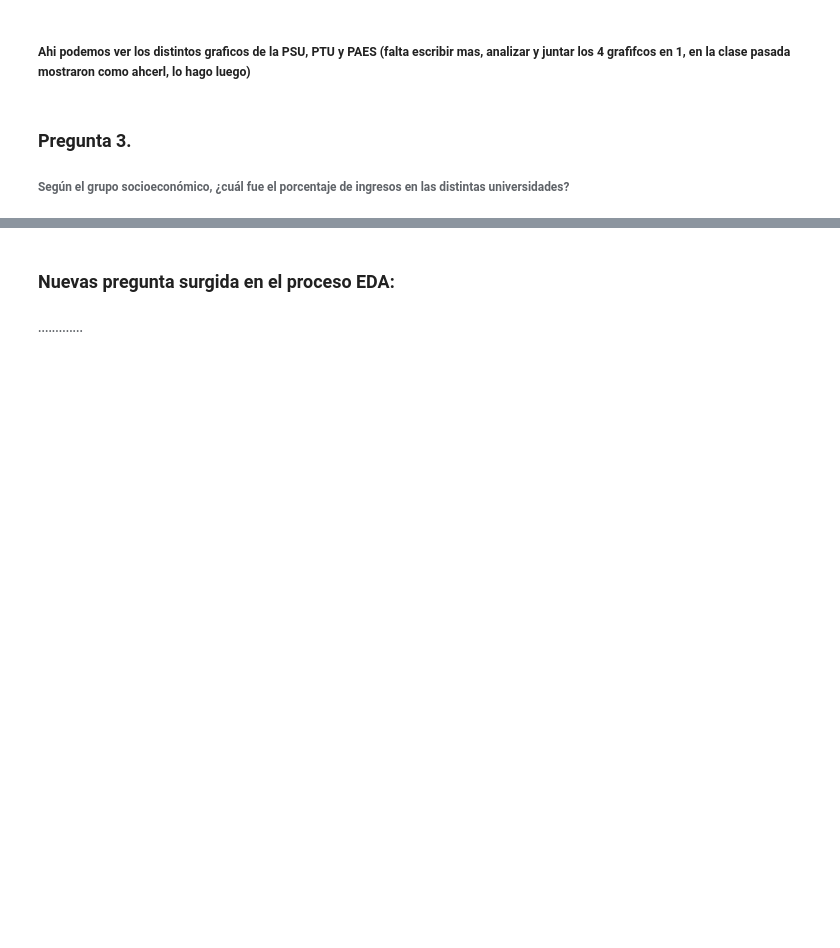
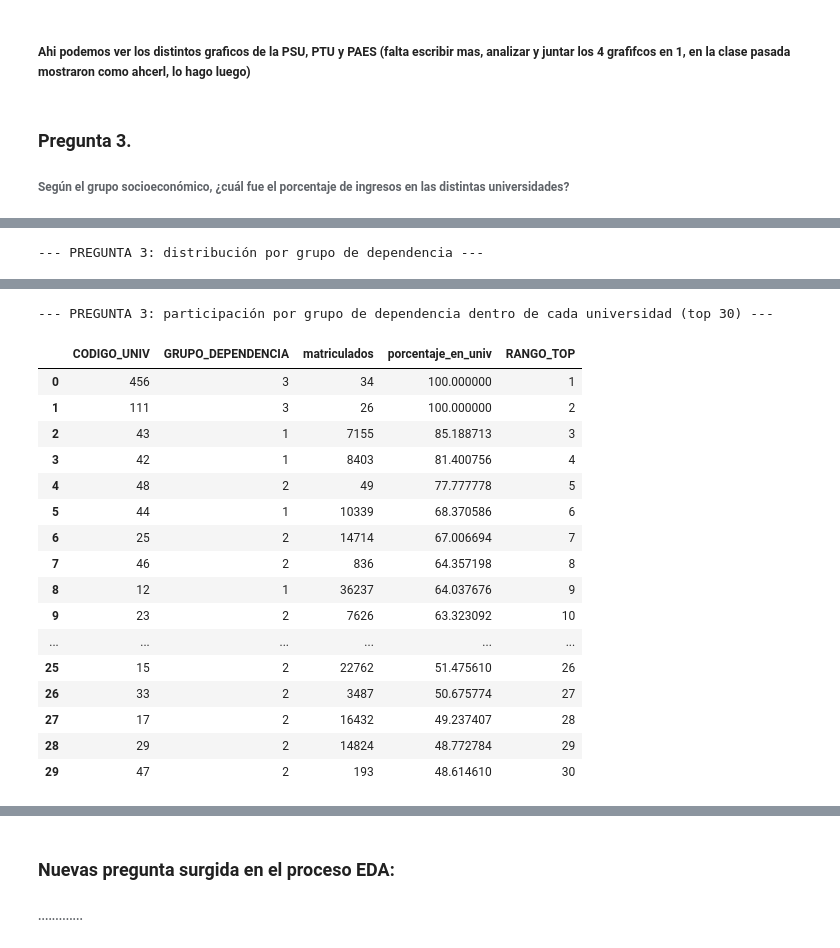
Before and after one commit to Proyecto-IMT-2200/2025-2, a Jupyter notebook: Borrador_Proyecto.ipynb, the cells around one changed output, grey strips where cells are left out. Saved outputs shown, nothing was run; the diff lists cells and outputs as text; code cells hidden in the pictures; blank space fills up the shorter version.

```diff
--- a/Borrador_Proyecto.ipynb
+++ b/Borrador_Proyecto.ipynb
@@ -363,14 +365,48 @@ plt.show()
 ### Pregunta 3.
 ###### Según el grupo socioeconómico, ¿cuál fue el porcentaje de ingresos en las distintas universidades?
 # %%
-# corregir para la proxima entrega
-#universidad--grupo 1--grupo 2--grupo 3
-#puc        --  33%  --  42%  -- 25%
-#chile     --  43%  --  42%  -- 15%
-#adolfo    --  23%  --  52%  -- 25%
-#....
+import pandas as pd
+from pathlib import Path
 
-#grafico
+PATH = Path('raw_data')
+YEARS = range(2004, 2026)
+
+
+def cargar_matriculas():
+    registros = []
+    for anio in YEARS:
+        candidatos = list((PATH / str(anio)).glob('**/ArchivoMat_Adm*.csv'))
+        if not candidatos:
+            continue
+        for archivo in candidatos:
+            try:
+                df = pd.read_csv(
+                    archivo, sep=';', dtype={'ID_aux': 'string'},
+                    usecols=lambda c: c in {'ID_aux', 'CODIGO_UNIV', 'PTJE_POND'},
+                    low_memory=False,
+                )
+            except (TypeError, ValueError):
+                df = pd.read_csv(archivo, sep=';', dtype={'ID_aux': 'string'}, low_memory=False)
+                columnas = [c for c in ['ID_aux', 'CODIGO_UNIV', 'PTJE_POND'] if c in df.columns]
+                df = df[columnas]
+            if df.empty or 'ID_aux' not in df.columns:
+                continue
+            df['ID'] = df['ID_aux'].astype('string').str.strip().str.lower()
+            df['ANIO'] = anio
+            if 'PTJE_POND' in df.columns:
+                df['PTJE_POND'] = (
+                    df['PTJE_POND'].astype('string')
+                    .str.replace('.', '', regex=False)
+                    .str.replace(',', '.', regex=False)
+                )
+                df['PTJE_POND'] = pd.to_numeric(df['PTJE_POND'], errors='coerce')
+            registros.append(df[['ID', 'ANIO', 'CODIGO_UNIV', 'PTJE_POND']])
+    if registros:
+        mat = pd.concat(registros, ignore_index=True).dropna(subset=['ID'])
+        mat['ANIO'] = mat['ANIO'].astype(int)
+        return mat.drop_duplicates(subset=['ID', 'ANIO'], keep='last')
+    return pd.DataFrame(columns=['ID', 'ANIO', 'CODIGO_UNIV', 'PTJE_POND'])
+
 
 mat_all = cargar_matriculas()
 if mat_all.empty:
@@ -428,9 +464,17 @@ if not total_por_egr_list:
     raise ValueError('No se encontraron archivos de admisión para procesar.')
 
 total_por_egr = (
-    pd.concat(total_por_egr_list, ignore_index=True).groupby('SIT_EGRESO_STR', as_index=False)['n_total'].sum())
+    pd.concat(total_por_egr_list, ignore_index=True)
+    .groupby('SIT_EGRESO_STR', as_index=False)['n_total']
+    .sum()
+)
 
-if mat_por_egr_list:mat_por_egr = (pd.concat(mat_por_egr_list, ignore_index=True).groupby('SIT_EGRESO_STR', as_index=False)['n_matriculados'].sum())
+if mat_por_egr_list:
+    mat_por_egr = (
+        pd.concat(mat_por_egr_list, ignore_index=True)
+        .groupby('SIT_EGRESO_STR', as_index=False)['n_matriculados']
+        .sum()
+    )
 else:
     mat_por_egr = pd.DataFrame(columns=['SIT_EGRESO_STR', 'n_matriculados'])
 
@@ -502,3 +546,4 @@ else:
 
 total_por_egr = total_por_egr[total_por_egr['SIT_EGRESO_STR'] != "Desconocido"]
 mat_por_egr = mat_por_egr[mat_por_egr['SIT_EGRESO_STR'] != "Desconocido"]
+# %% [output]
@@ -504,0 +584 @@ mat_por_egr = mat_por_egr[mat_por_egr['SIT_EGRESO_STR'] != "Desconocido"]
+--- PREGUNTA 3: distribución por grupo de dependencia ---
@@ -505 +590,19 @@ mat_por_egr = mat_por_egr[mat_por_egr['SIT_EGRESO_STR'] != "Desconocido"]
+--- PREGUNTA 3: participación por grupo de dependencia dentro de cada universidad (top 30) ---
+|  | CODIGO_UNIV | GRUPO_DEPENDENCIA | matriculados | porcentaje_en_univ | RANGO_TOP |
+| 0 | 456 | 3 | 34 | 100.000000 | 1 |
+| 1 | 111 | 3 | 26 | 100.000000 | 2 |
+| 2 | 43 | 1 | 7155 | 85.188713 | 3 |
+| 3 | 42 | 1 | 8403 | 81.400756 | 4 |
+| 4 | 48 | 2 | 49 | 77.777778 | 5 |
+| 5 | 44 | 1 | 10339 | 68.370586 | 6 |
+| 6 | 25 | 2 | 14714 | 67.006694 | 7 |
+| 7 | 46 | 2 | 836 | 64.357198 | 8 |
+| 8 | 12 | 1 | 36237 | 64.037676 | 9 |
+| 9 | 23 | 2 | 7626 | 63.323092 | 10 |
+| ... | ... | ... | ... | ... | ... |
+| 25 | 15 | 2 | 22762 | 51.475610 | 26 |
+| 26 | 33 | 2 | 3487 | 50.675774 | 27 |
+| 27 | 17 | 2 | 16432 | 49.237407 | 28 |
+| 28 | 29 | 2 | 14824 | 48.772784 | 29 |
+| 29 | 47 | 2 | 193 | 48.614610 | 30 |
 # %% [markdown]
```
Also changed, not shown: parts of 40 cells of this notebook.
